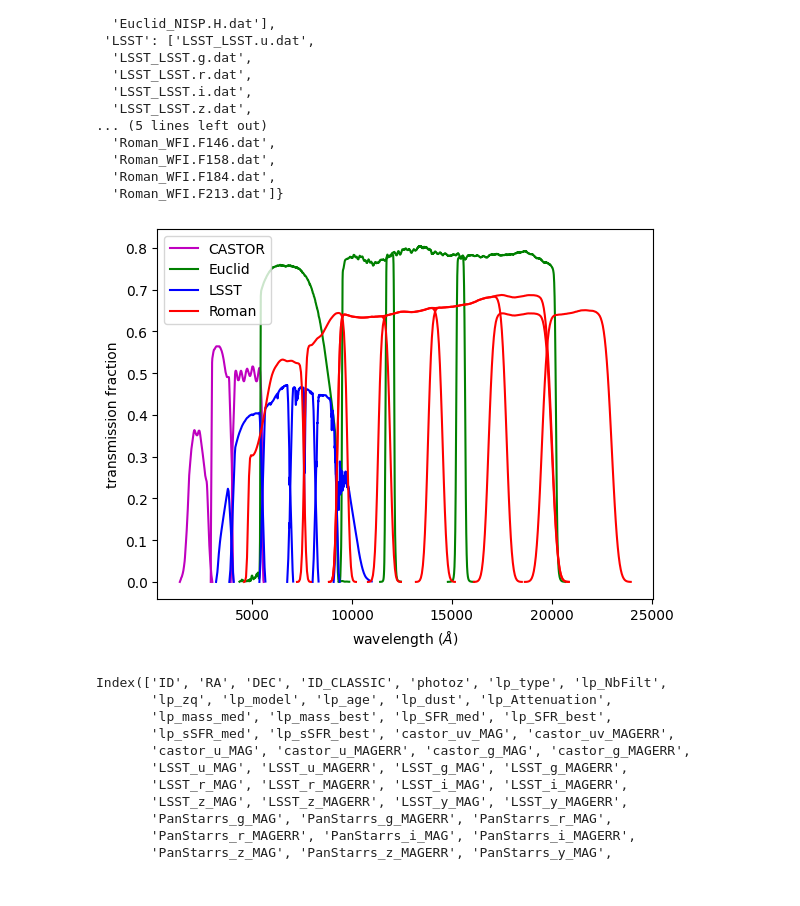
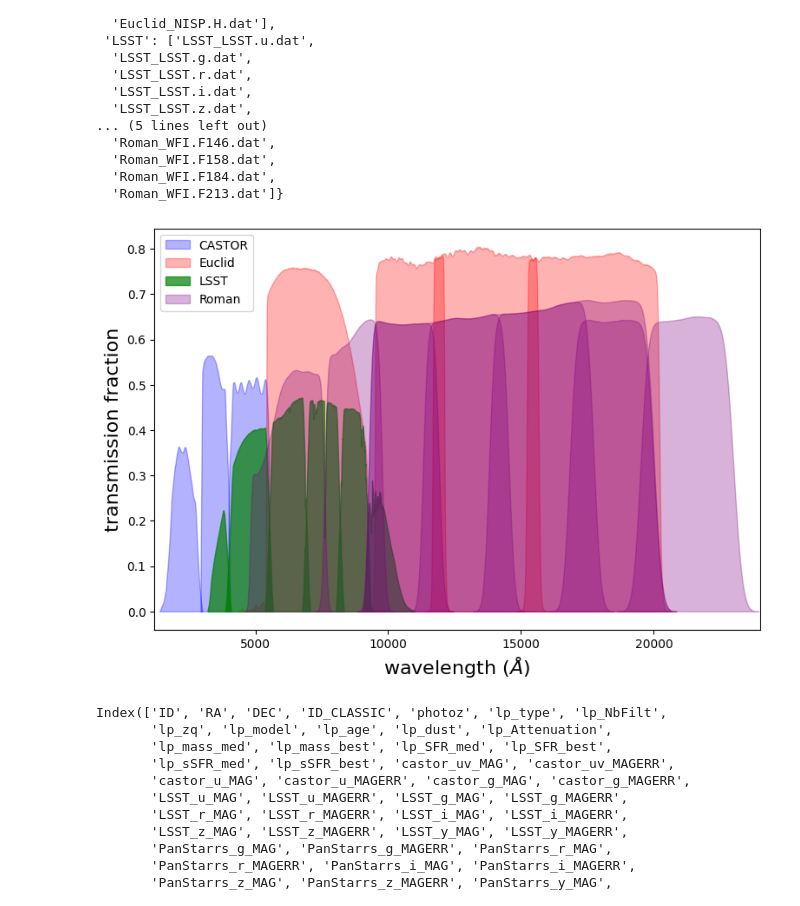
Before and after one commit to aimalz/CASTORpz, a Jupyter notebook: intro_plots.ipynb, the cells around one changed output. Saved outputs shown, nothing was run; the diff lists cells and outputs as text; code cells hidden in the pictures.

Commit message:
update filter plot with fill between

```diff
--- a/intro_plots.ipynb
+++ b/intro_plots.ipynb
@@ -79,19 +77,28 @@ survcols = {'CASTOR': 'm', 'Euclid': 'g', 'LSST': 'b', 'Roman': 'r'}
+# %%
+survcols = {'CASTOR': 'b', 'Euclid': 'r', 'LSST': 'g', 'Roman': 'purple'}
+suvstyles = {'CASTOR': 'solid', 'Euclid': 'dotted', 'LSST': 'dashed', 'Roman': 'dashdot'}
+survalpha = {'CASTOR': 0.3, 'Euclid': 0.3, 'LSST': 0.7, 'Roman': 0.3}
 # %%
+
+plt.figure(figsize=(9, 6))
+
 for survname in survnames:
   for i, ffn in enumerate(survfilts[survname]):
     x,y = np.loadtxt(prepend+'filters/'+ffn).T
     if survname == 'Roman':
       y /= np.pi * (2.36 / 2)**2
     lab = None
     if i == 0:
       lab = survname
-    plt.plot(x,y, color=survcols[survname], label=lab)
-plt.legend(loc = 'upper left')
-plt.xlabel(r'wavelength ($\AA$)')
-plt.ylabel(r'transmission fraction')
+    # plt.plot(x,y, color=survcols[survname], label=lab, alpha = 0.6, lw = 2)
+    plt.fill_between(x,y, color=survcols[survname], label=lab, alpha =survalpha[survname])
+plt.legend(loc = 'upper left', fontsize = 10)
+plt.xlabel(r'wavelength ($\AA$)', fontsize=16)
+plt.ylabel(r'transmission fraction', fontsize = 16)
+plt.xlim(1200, 24000)
 plt.savefig('filtplot.pdf')
 # %% [output]
-[figure, old version]
+[figure, new version]
 # %%
 unp = Table.read(prepend+"unperturbed_mags.fits").to_pandas()#.set_index('ID')
 mock = Table.read(prepend+"ext_phot.fits").to_pandas()#.set_index('ID')
```
Also changed, not shown: parts of 1 cell of this notebook.
